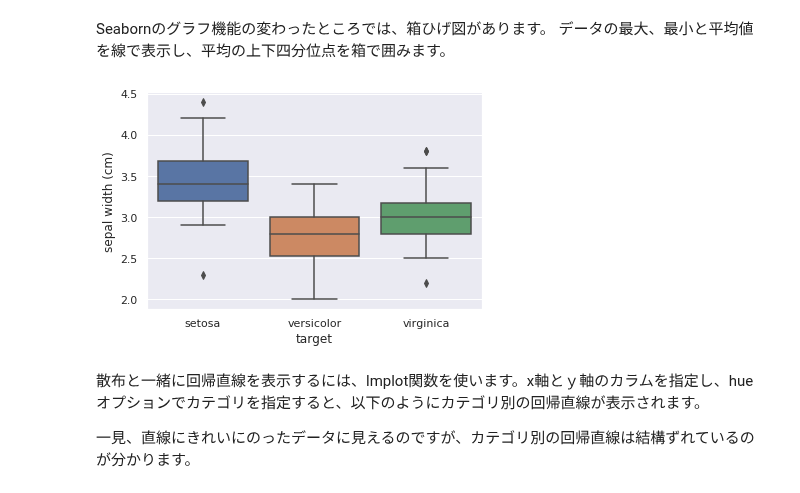
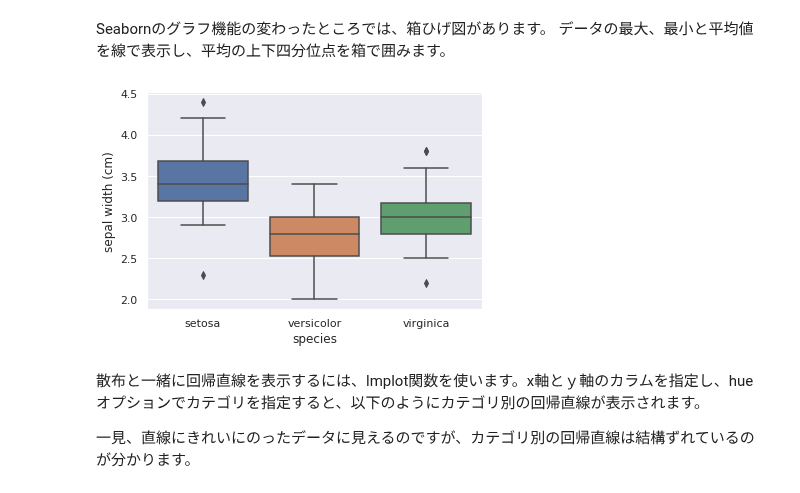
Before and after one commit to take-pwave/notebook, a Jupyter notebook: GoogleColab/DataVisualize.ipynb, the cells around one changed output. Drawn from its saved outputs; the diff is of its cells as text; code cells hidden in the pictures.

```diff
--- a/GoogleColab/DataVisualize.ipynb
+++ b/GoogleColab/DataVisualize.ipynb
@@ -217,6 +217,6 @@ from sklearn import datasets
 # irisのデータセットを読み込み、pandasのデータフレームを作成
 iris = datasets.load_iris()
 df = pd.DataFrame(iris.data, columns=iris.feature_names)
-df['target'] = iris.target_names[iris.target]
+df['species'] = iris.target_names[iris.target]
 df.head()
 # %% [output]
@@ -262,10 +262,10 @@ Seabornのグラフ機能の変わったところでは、箱ひげ図があり
 データの最大、最小と平均値を線で表示し、平均の上下四分位点を箱で囲みます。
 # %%
 # 箱ひげ図
-sns.boxplot(x='target', y='sepal width (cm)', data=df)
+sns.boxplot(x='species', y='sepal width (cm)', data=df)
 plt.show()
 # %% [output]
-[figure, old version]
+[figure, new version]
 # %% [markdown]
 散布と一緒に回帰直線を表示するには、lmplot関数を使います。x軸とｙ軸のカラムを指定し、hueオプションでカテゴリを指定すると、以下のようにカテゴリ別の回帰直線が表示されます。
 
```
Also changed, not shown: parts of 11 cells of this notebook, 1 other file.
